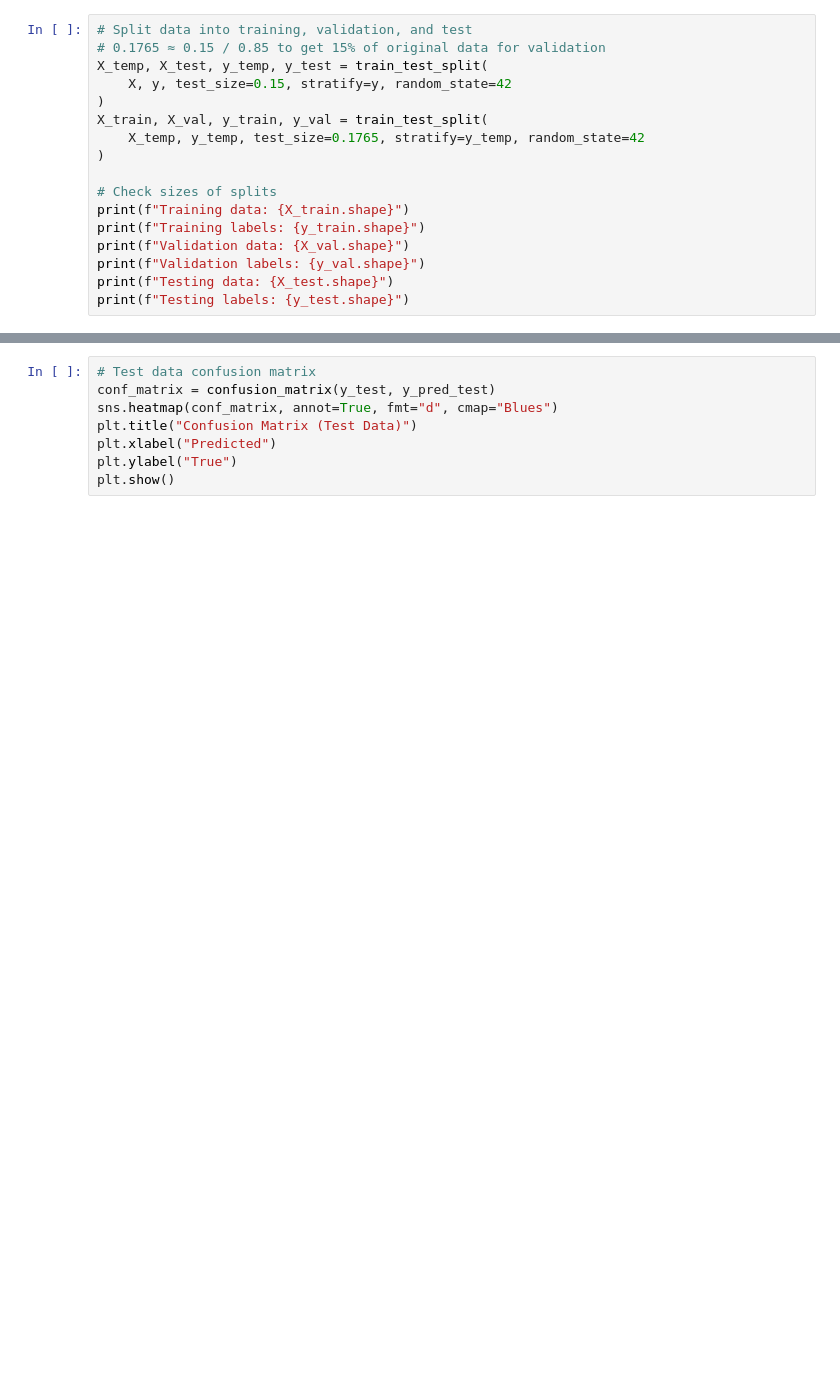
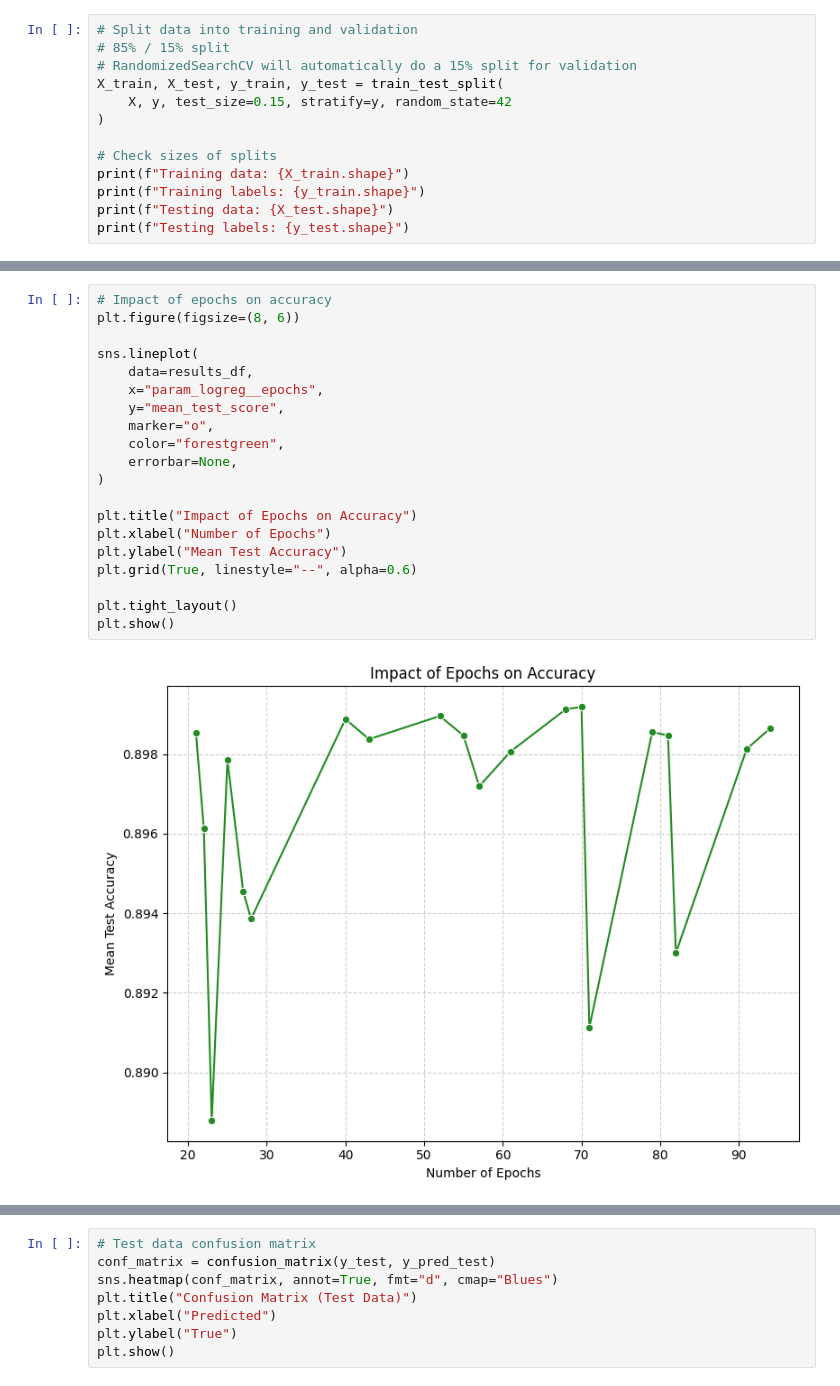
Before and after one commit to Solenad/tetrio-win-prediction, a Jupyter notebook: notebooks/04-logreg.ipynb, the cells around one changed output, grey strips where cells are left out. Saved outputs shown, nothing was run; the diff lists cells and outputs as text; blank space fills up the shorter version.

```diff
--- a/notebooks/04-logreg.ipynb
+++ b/notebooks/04-logreg.ipynb
@@ -51,18 +67,14 @@ X = (X - X.mean()) / X.std()
 # %%
-# Split data into training, validation, and test
-# 0.1765 ≈ 0.15 / 0.85 to get 15% of original data for validation
-X_temp, X_test, y_temp, y_test = train_test_split(
+# Split data into training and validation
+# 85% / 15% split
+# RandomizedSearchCV will automatically do a 15% split for validation
+X_train, X_test, y_train, y_test = train_test_split(
     X, y, test_size=0.15, stratify=y, random_state=42
-)
-X_train, X_val, y_train, y_val = train_test_split(
-    X_temp, y_temp, test_size=0.1765, stratify=y_temp, random_state=42
 )
 
 # Check sizes of splits
 print(f"Training data: {X_train.shape}")
 print(f"Training labels: {y_train.shape}")
-print(f"Validation data: {X_val.shape}")
-print(f"Validation labels: {y_val.shape}")
 print(f"Testing data: {X_test.shape}")
 print(f"Testing labels: {y_test.shape}")
 # %% [output]
@@ -96,0 +175,22 @@ logreg_model = fit_minibatch_sgd(
+# %%
+# Impact of epochs on accuracy
+plt.figure(figsize=(8, 6))
+
+sns.lineplot(
+    data=results_df,
+    x="param_logreg__epochs",
+    y="mean_test_score",
+    marker="o",
+    color="forestgreen",
+    errorbar=None,
+)
+
+plt.title("Impact of Epochs on Accuracy")
+plt.xlabel("Number of Epochs")
+plt.ylabel("Mean Test Accuracy")
+plt.grid(True, linestyle="--", alpha=0.6)
+
+plt.tight_layout()
+plt.show()
+# %% [output]
+[figure, added]
```
Also changed, not shown: parts of 19 cells of this notebook, 2 other files.
